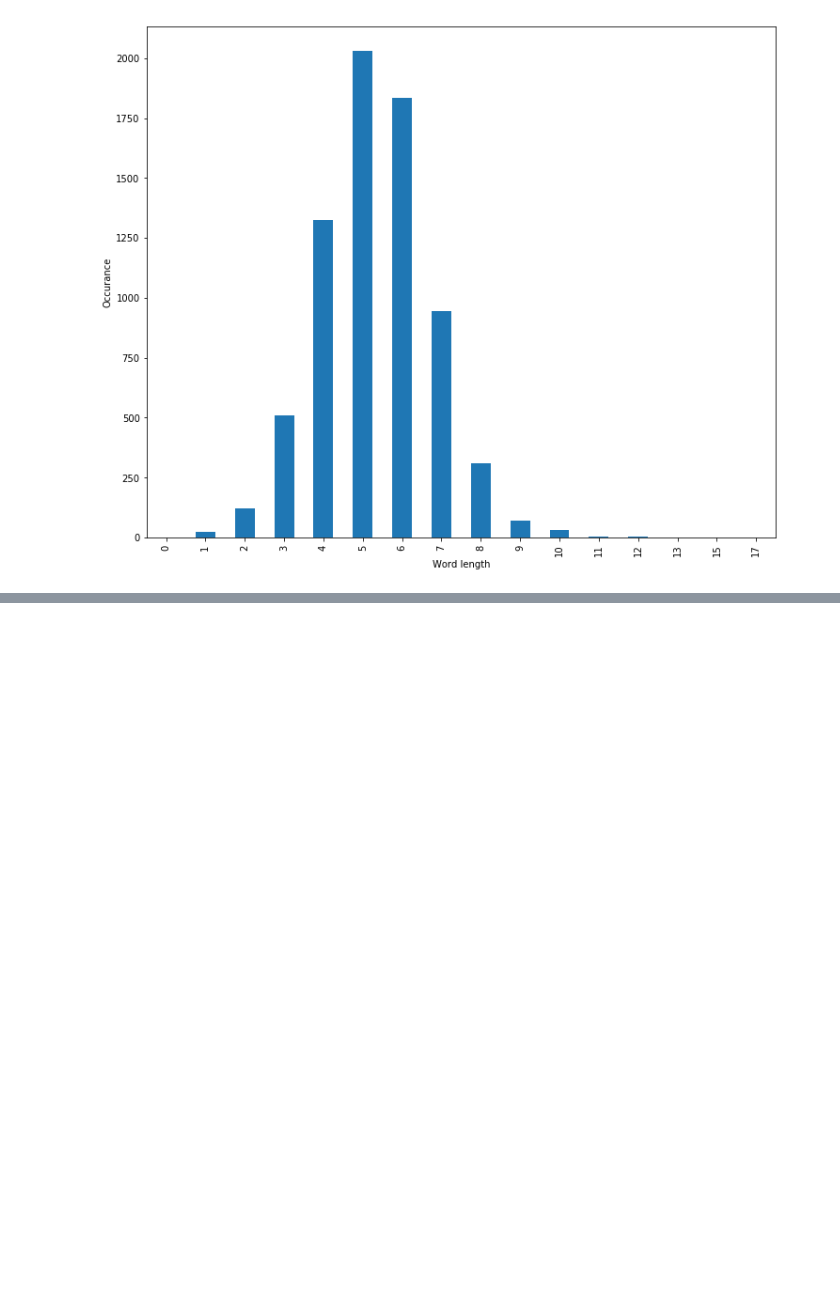
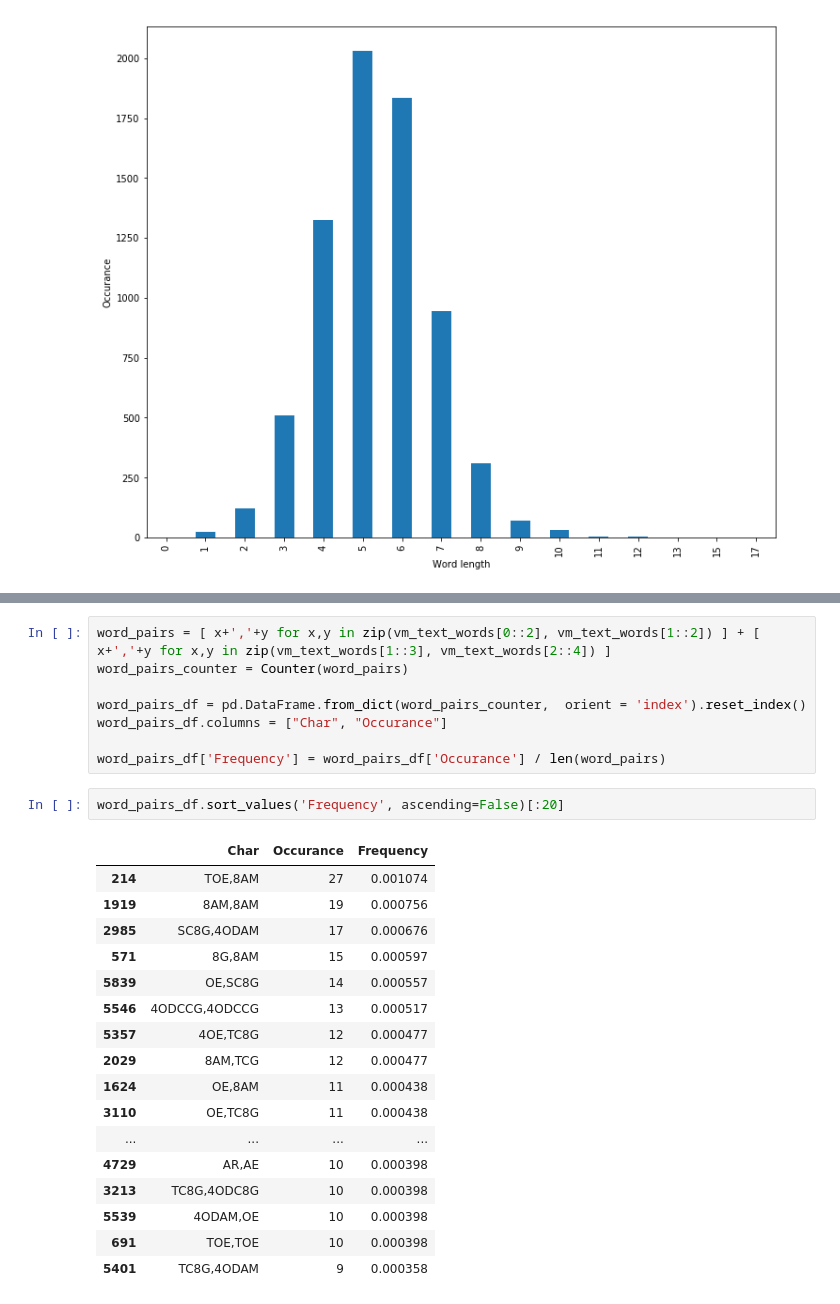
Before and after one commit to smietana/Voynich-generator, a Jupyter notebook: voynich_stat.ipynb, the cells around one changed output, grey strips where cells are left out. Saved outputs shown, nothing was run; the diff lists cells and outputs as text; blank space fills up the shorter version.

```diff
--- a/voynich_stat.ipynb
+++ b/voynich_stat.ipynb
@@ -113,0 +185,28 @@ plt.ylabel('Occurance')
+# %%
+word_pairs = [ x+','+y for x,y in zip(vm_text_words[0::2], vm_text_words[1::2]) ] + [ x+','+y for x,y in zip(vm_text_words[1::3], vm_text_words[2::4]) ]
+word_pairs_counter = Counter(word_pairs)
+
+word_pairs_df = pd.DataFrame.from_dict(word_pairs_counter,  orient = 'index').reset_index()
+word_pairs_df.columns = ["Char", "Occurance"]
+
+word_pairs_df['Frequency'] = word_pairs_df['Occurance'] / len(word_pairs)
+# %%
+word_pairs_df.sort_values('Frequency', ascending=False)[:20]
+# %% [output]
+|  | Char | Occurance | Frequency |
+| 214 | TOE,8AM | 27 | 0.001074 |
+| 1919 | 8AM,8AM | 19 | 0.000756 |
+| 2985 | SC8G,4ODAM | 17 | 0.000676 |
+| 571 | 8G,8AM | 15 | 0.000597 |
+| 5839 | OE,SC8G | 14 | 0.000557 |
+| 5546 | 4ODCCG,4ODCCG | 13 | 0.000517 |
+| 5357 | 4OE,TC8G | 12 | 0.000477 |
+| 2029 | 8AM,TCG | 12 | 0.000477 |
+| 1624 | OE,8AM | 11 | 0.000438 |
+| 3110 | OE,TC8G | 11 | 0.000438 |
+| ... | ... | ... | ... |
+| 4729 | AR,AE | 10 | 0.000398 |
+| 3213 | TC8G,4ODC8G | 10 | 0.000398 |
+| 5539 | 4ODAM,OE | 10 | 0.000398 |
+| 691 | TOE,TOE | 10 | 0.000398 |
+| 5401 | TC8G,4ODAM | 9 | 0.000358 |
```
Also changed, not shown: parts of 10 cells of this notebook.
